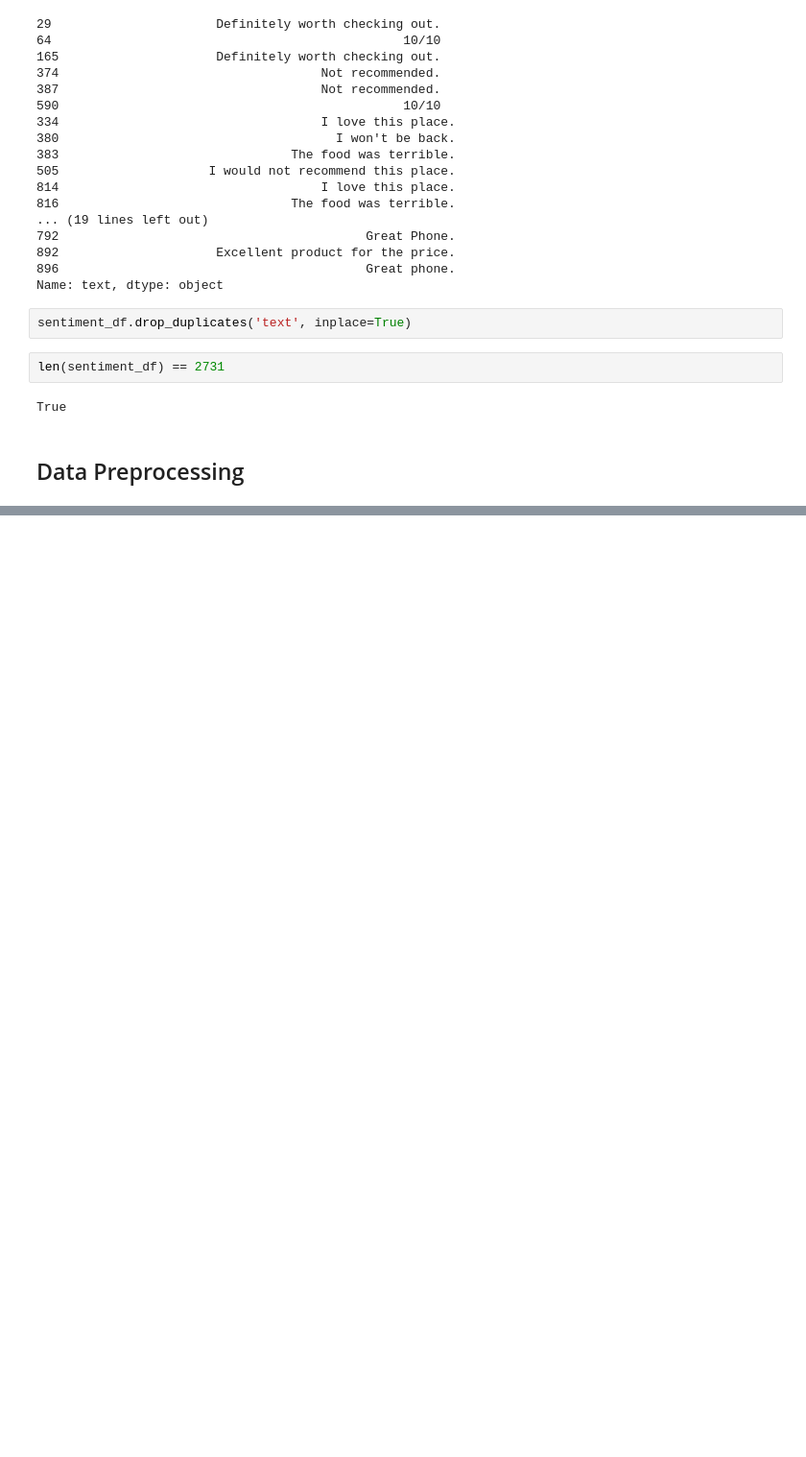
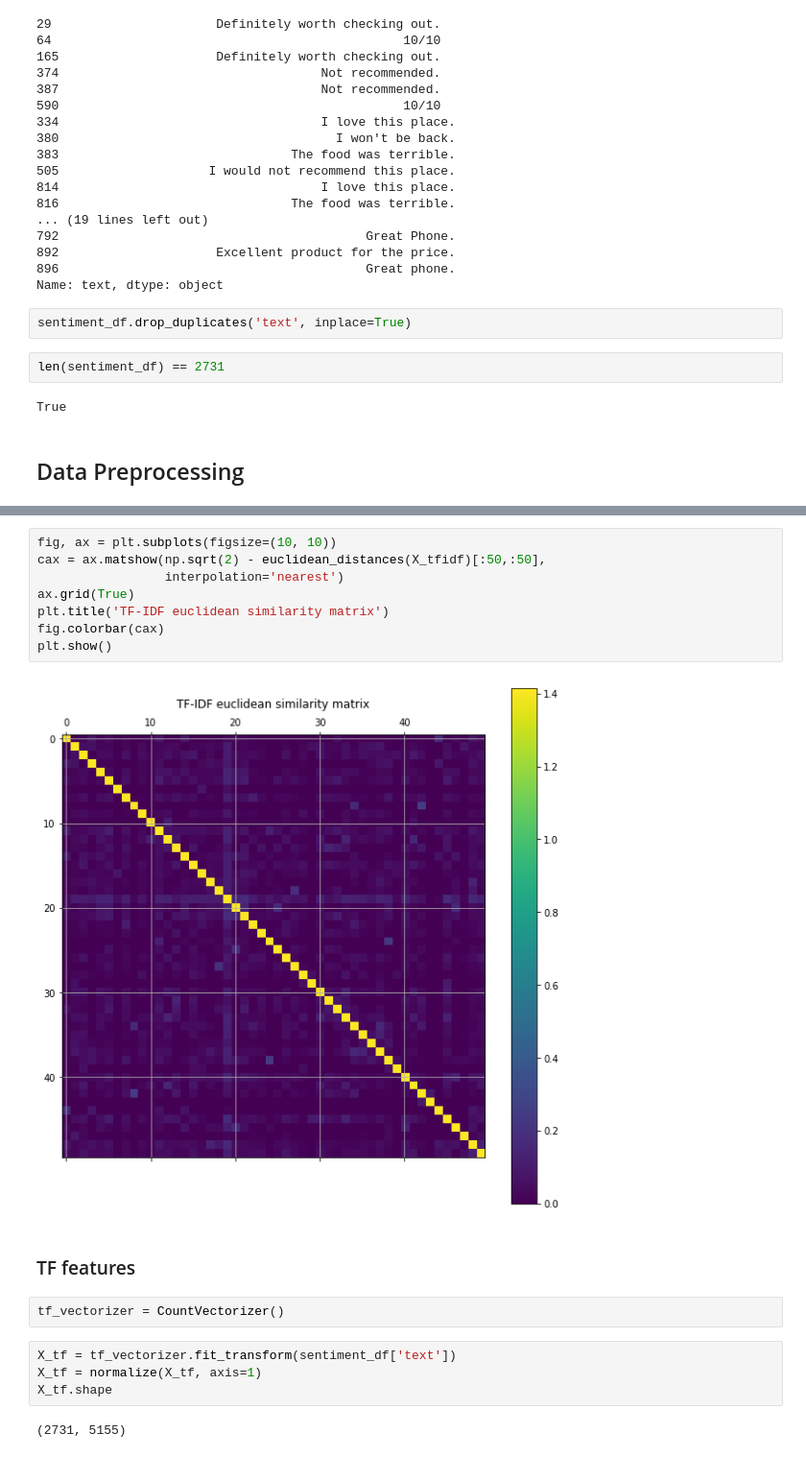
Before and after one commit to brian41005/dm_2018_hw_1, a Jupyter notebook: hw_1.ipynb, the cells around one changed output, grey strips where cells are left out. Shown: that part at 96% size. Drawn from its saved outputs; the diff is of its cells as text; blank space fills up the shorter version.

```diff
--- a/hw_1.ipynb
+++ b/hw_1.ipynb
@@ -123,0 +169,20 @@ Name: score, dtype: int64
+# %%
+fig, ax = plt.subplots(figsize=(10, 10))
+cax = ax.matshow(np.sqrt(2) - euclidean_distances(X_tfidf)[:50,:50],
+                 interpolation='nearest')
+ax.grid(True)
+plt.title('TF-IDF euclidean similarity matrix')
+fig.colorbar(cax)
+plt.show()
+# %% [output]
+[figure, added]
+# %% [markdown]
+### TF features
+# %%
+tf_vectorizer = CountVectorizer()
+# %%
+X_tf = tf_vectorizer.fit_transform(sentiment_df['text'])
+X_tf = normalize(X_tf, axis=1)
+X_tf.shape
+# %% [output]
+(2731, 5155)
```
Also changed, not shown: parts of 42 cells of this notebook.
